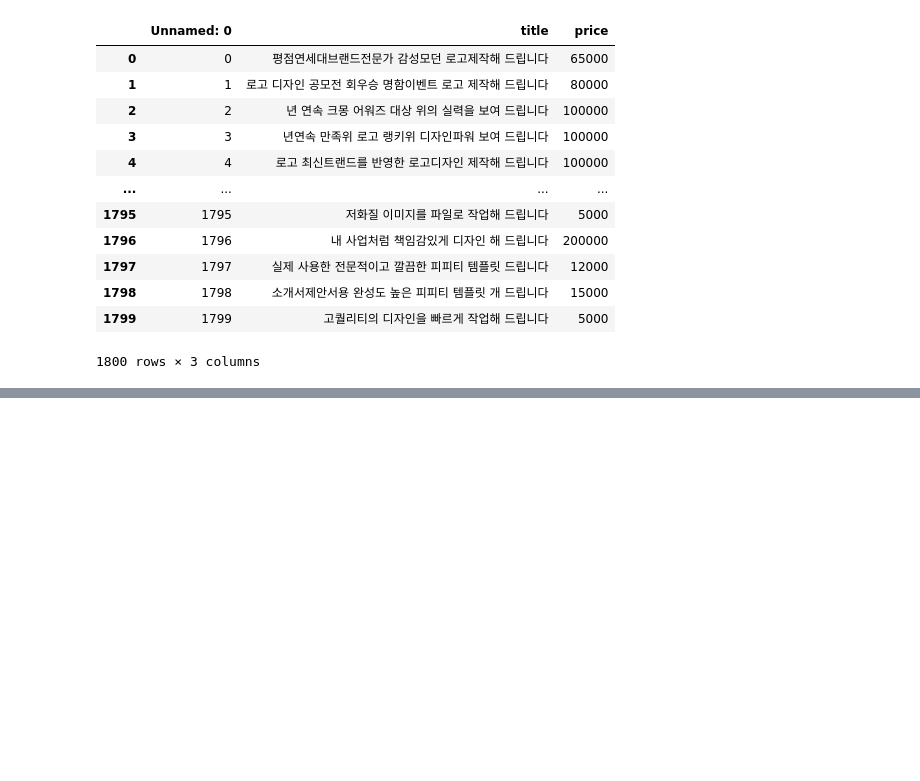
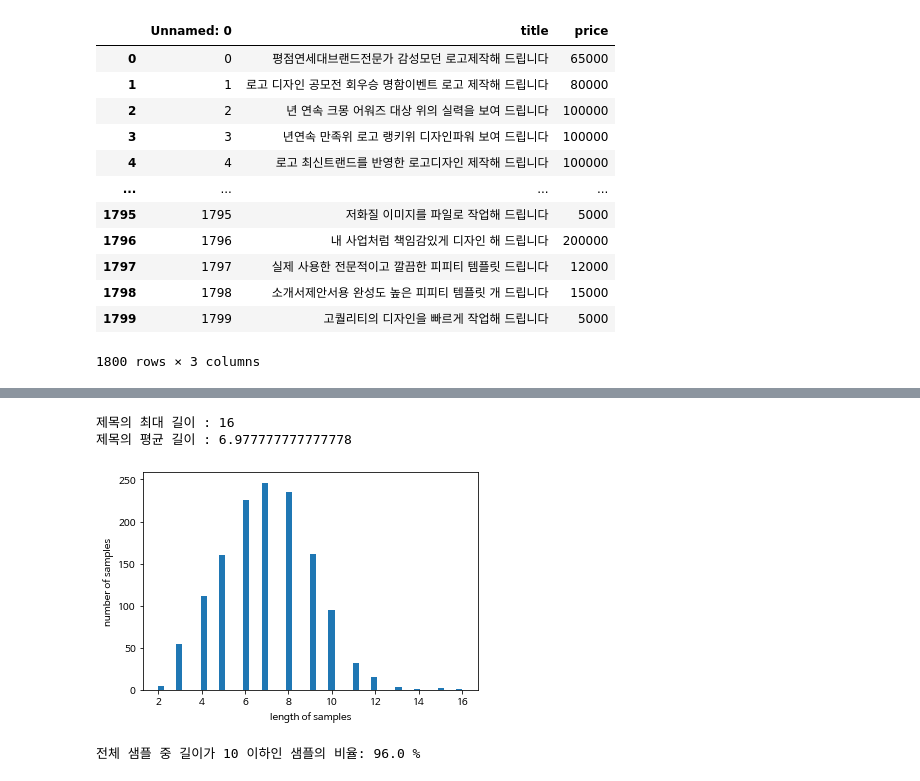
Before and after one commit to sumu97/Study, a Jupyter notebook: NLProject.ipynb, the cells around one changed output, grey strips where cells are left out. Drawn from its saved outputs; the diff is of its cells as text; code cells hidden in the pictures; blank space fills up the shorter version.

```diff
--- a/NLProject.ipynb
+++ b/NLProject.ipynb
@@ -80,0 +247,3 @@ df
+# %%
+tokenizer = Tokenizer()
+tokenizer.fit_on_texts(X_train)
@@ -80,0 +282,16 @@ df
+# %%
+tokenizer = Tokenizer(vocab_size, oov_token = 'OOV')
+tokenizer.fit_on_texts(X_train)
+X_train = tokenizer.texts_to_sequences(X_train)
+X_test = tokenizer.texts_to_sequences(X_test)
+# %%
+print('제목의 최대 길이 :',max(len(review) for review in X_train))
+print('제목의 평균 길이 :',sum(map(len, X_train))/len(X_train))
+plt.hist([len(review) for review in X_train], bins=50)
+plt.xlabel('length of samples')
+plt.ylabel('number of samples')
+plt.show()
+# %% [output]
+제목의 최대 길이 : 16
+제목의 평균 길이 : 6.977777777777778
+[figure, added]
@@ -80,0 +305,5 @@ df
+# %%
+max_len = 10
+below_threshold_len(max_len, X_train)
+# %% [output]
+전체 샘플 중 길이가 10 이하인 샘플의 비율: 96.0 %
```
Also changed, not shown: parts of 35 cells of this notebook.
